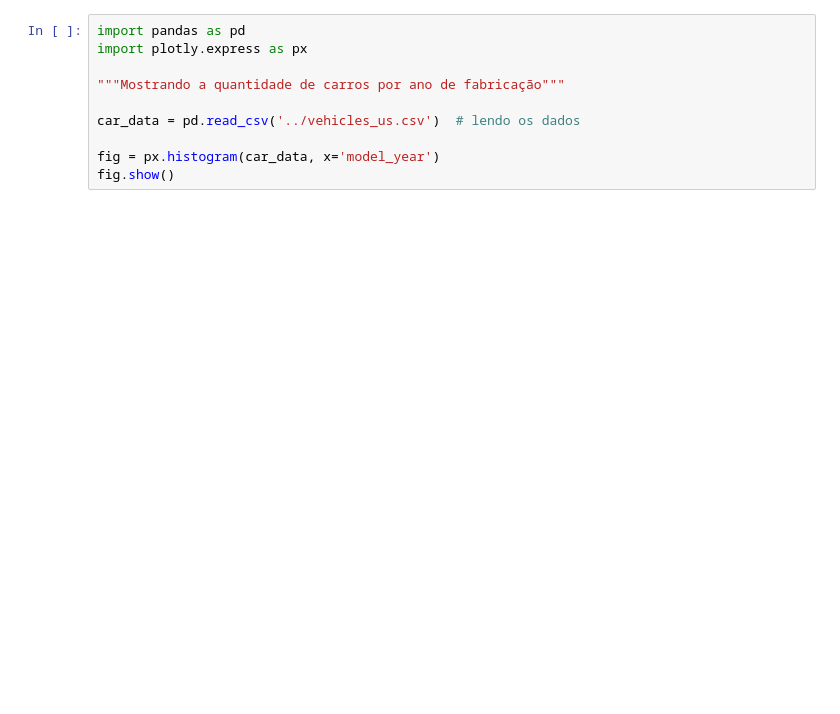
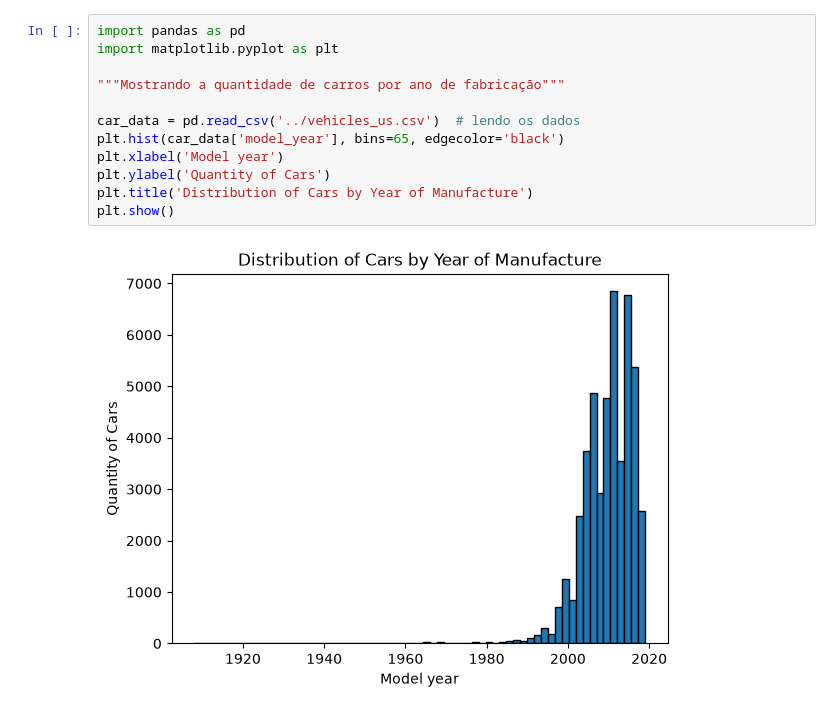
Before and after one commit to AndreT19/Car_crib, a Jupyter notebook: Notebooks/EDA.ipynb, the cells around one changed output. Cells and saved outputs as stored; diff of their text form; blank space fills up the shorter version.

```diff
--- a/Notebooks/EDA.ipynb
+++ b/Notebooks/EDA.ipynb
@@ -38,12 +11,16 @@ memory usage: 7.7 MB
 # %%
 import pandas as pd
-import plotly.express as px
+import matplotlib.pyplot as plt
 
 """Mostrando a quantidade de carros por ano de fabricação"""
 
 car_data = pd.read_csv('../vehicles_us.csv')  # lendo os dados
-
-fig = px.histogram(car_data, x='model_year')
-fig.show()
+plt.hist(car_data['model_year'], bins=65, edgecolor='black')
+plt.xlabel('Model year')
+plt.ylabel('Quantity of Cars')
+plt.title('Distribution of Cars by Year of Manufacture')
+plt.show()
+# %% [output]
+[figure, added]
 # %%
 import pandas as pd
```
Also changed, not shown: parts of 2 cells of this notebook.
